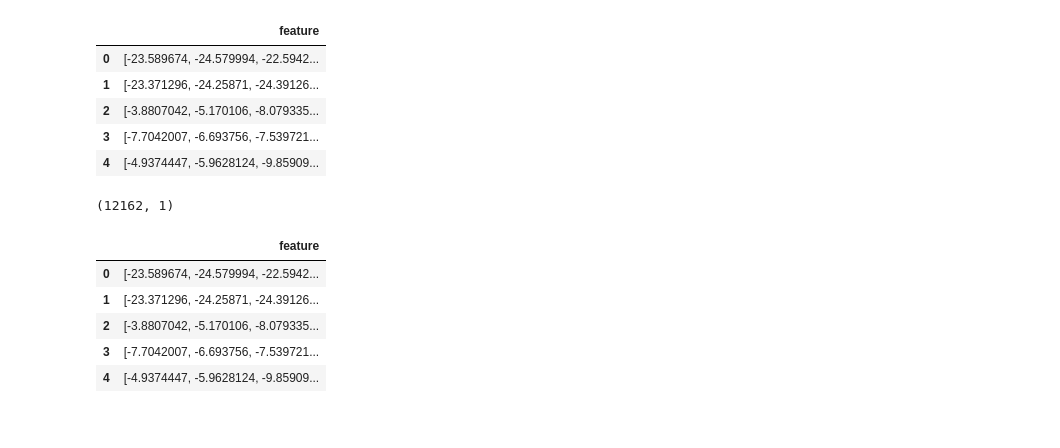
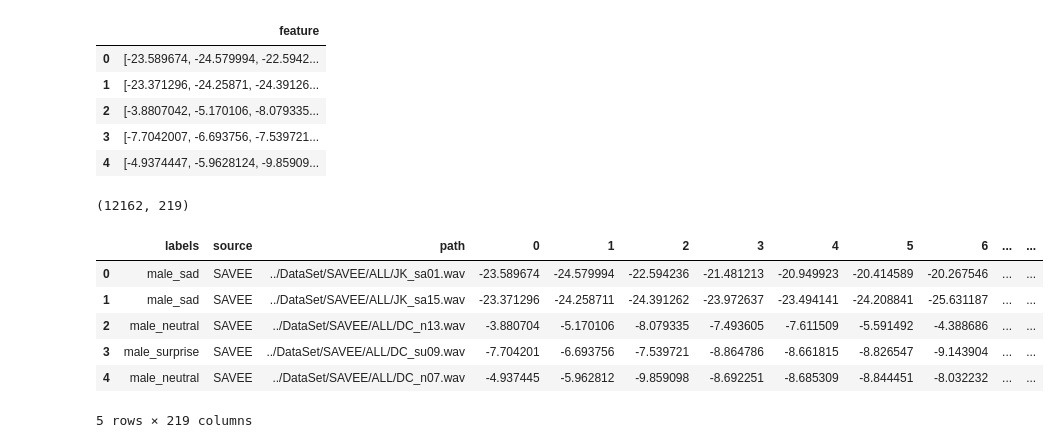
Before and after one commit to rishavhack/Projects-On-MachineLearning-OpenCV-NLP, a Jupyter notebook: Project 6 Speech Emotion Recognition/Part 3 Modeling.ipynb, the cells around one changed output. Saved outputs shown, nothing was run; the diff lists cells and outputs as text; code cells hidden in the pictures.

Commit message:
Data Splitiing Done

```diff
--- a/Project 6 Speech Emotion Recognition/Part 3 Modeling.ipynb
+++ b/Project 6 Speech Emotion Recognition/Part 3 Modeling.ipynb
@@ -347,14 +347,17 @@ df.head()
 | 3 | [-7.7042007, -6.693756, -7.539721... |
 | 4 | [-4.9374447, -5.9628124, -9.85909... |
 # %%
+df = pd.concat([ref,pd.DataFrame(df['feature'].values.tolist())],axis=1)
+df[:5]
 df=df.fillna(0)
 print(df.shape)
 df[:5]
 # %% [output]
-(12162, 1)
+(12162, 219)
-|  | feature |
-| 0 | [-23.589674, -24.579994, -22.5942... |
-| 1 | [-23.371296, -24.25871, -24.39126... |
-| 2 | [-3.8807042, -5.170106, -8.079335... |
-| 3 | [-7.7042007, -6.693756, -7.539721... |
-| 4 | [-4.9374447, -5.9628124, -9.85909... |
+|  | labels | source | path | 0 | 1 | 2 | 3 | 4 | 5 | 6 | ... | ... |
+| 0 | male_sad | SAVEE | ../DataSet/SAVEE/ALL/JK_sa01.wav | -23.589674 | -24.579994 | -22.594236 | -21.481213 | -20.949923 | -20.414589 | -20.267546 | ... | ... |
+| 1 | male_sad | SAVEE | ../DataSet/SAVEE/ALL/JK_sa15.wav | -23.371296 | -24.258711 | -24.391262 | -23.972637 | -23.494141 | -24.208841 | -25.631187 | ... | ... |
+| 2 | male_neutral | SAVEE | ../DataSet/SAVEE/ALL/DC_n13.wav | -3.880704 | -5.170106 | -8.079335 | -7.493605 | -7.611509 | -5.591492 | -4.388686 | ... | ... |
+| 3 | male_surprise | SAVEE | ../DataSet/SAVEE/ALL/DC_su09.wav | -7.704201 | -6.693756 | -7.539721 | -8.864786 | -8.661815 | -8.826547 | -9.143904 | ... | ... |
+| 4 | male_neutral | SAVEE | ../DataSet/SAVEE/ALL/DC_n07.wav | -4.937445 | -5.962812 | -9.859098 | -8.692251 | -8.685309 | -8.844451 | -8.032232 | ... | ... |
+5 rows × 219 columns
```
Also changed, not shown: parts of 1 cell of this notebook.
